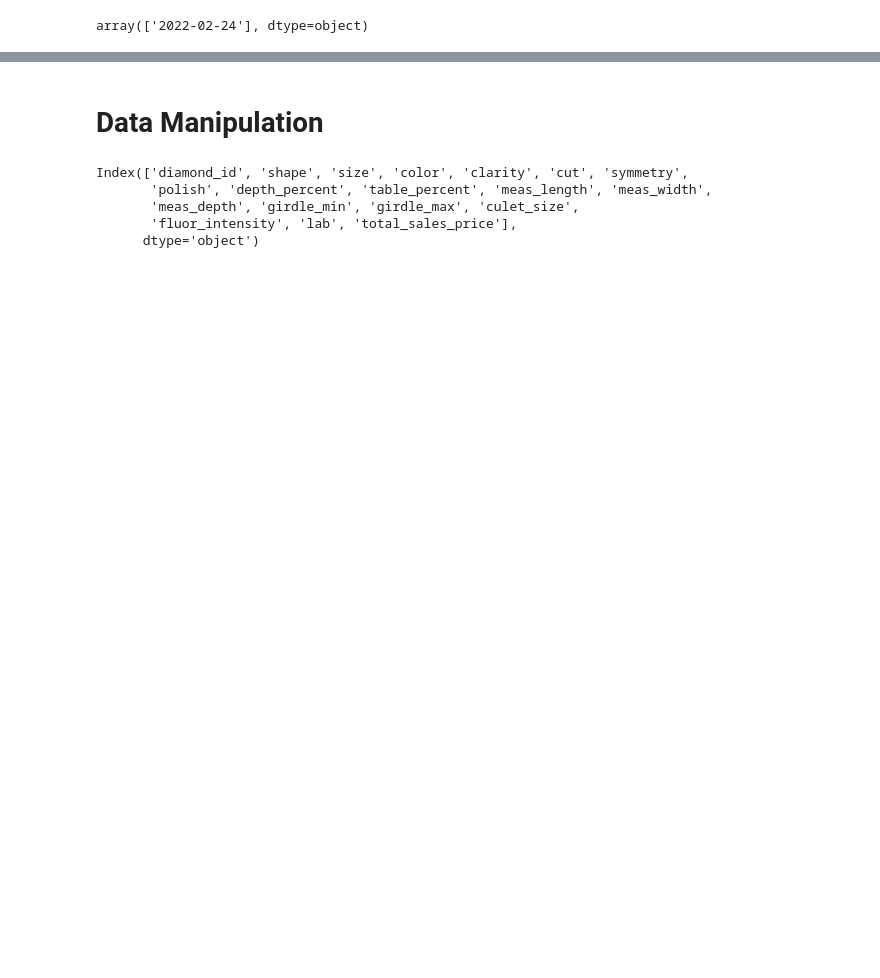
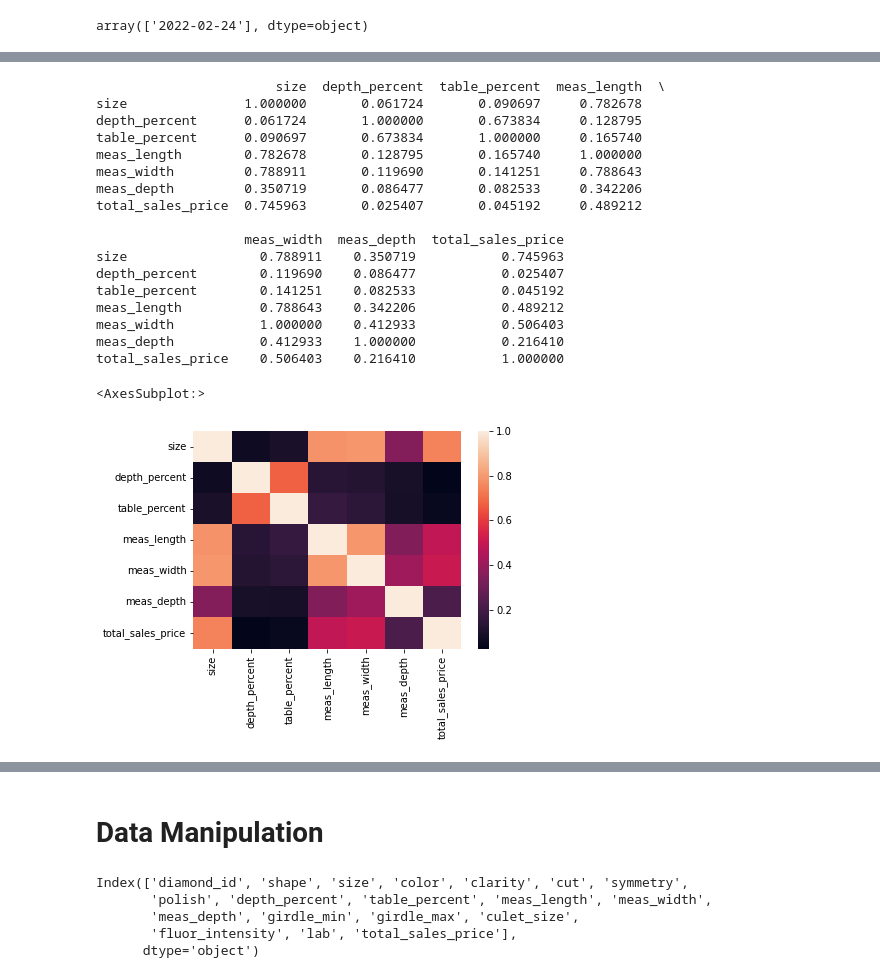
Before and after one commit to jmajurel/ml, a Jupyter notebook: diamonds_project.ipynb, the cells around one changed output, grey strips where cells are left out. Drawn from its saved outputs; the diff is of its cells as text; code cells hidden in the pictures; blank space fills up the shorter version.

```diff
--- a/diamonds_project.ipynb
+++ b/diamonds_project.ipynb
@@ -158,0 +175,24 @@ array(['2022-02-24'], dtype=object)
+# %%
+corr = df[nb_columns].corr()
+print(corr)
+sbn.heatmap(corr)
+# %% [output]
+                       size  depth_percent  table_percent  meas_length  \
+size               1.000000       0.061724       0.090697     0.782678
+depth_percent      0.061724       1.000000       0.673834     0.128795
+table_percent      0.090697       0.673834       1.000000     0.165740
+meas_length        0.782678       0.128795       0.165740     1.000000
+meas_width         0.788911       0.119690       0.141251     0.788643
+meas_depth         0.350719       0.086477       0.082533     0.342206
+total_sales_price  0.745963       0.025407       0.045192     0.489212
+
+                   meas_width  meas_depth  total_sales_price
+size                 0.788911    0.350719           0.745963
+depth_percent        0.119690    0.086477           0.025407
+table_percent        0.141251    0.082533           0.045192
+meas_length          0.788643    0.342206           0.489212
+meas_width           1.000000    0.412933           0.506403
+meas_depth           0.412933    1.000000           0.216410
+total_sales_price    0.506403    0.216410           1.000000
+<AxesSubplot:>
+[figure, added]
```
Also changed, not shown: parts of 14 cells of this notebook.
